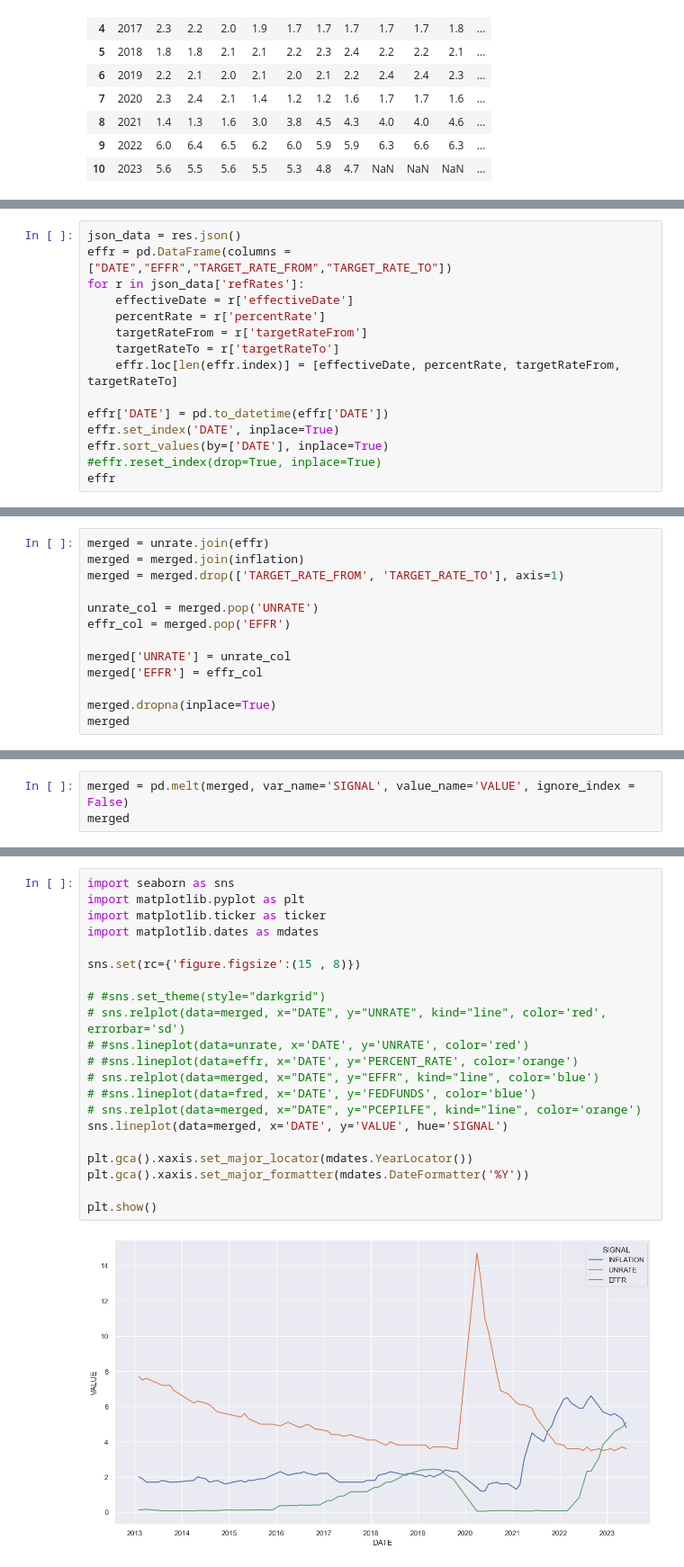
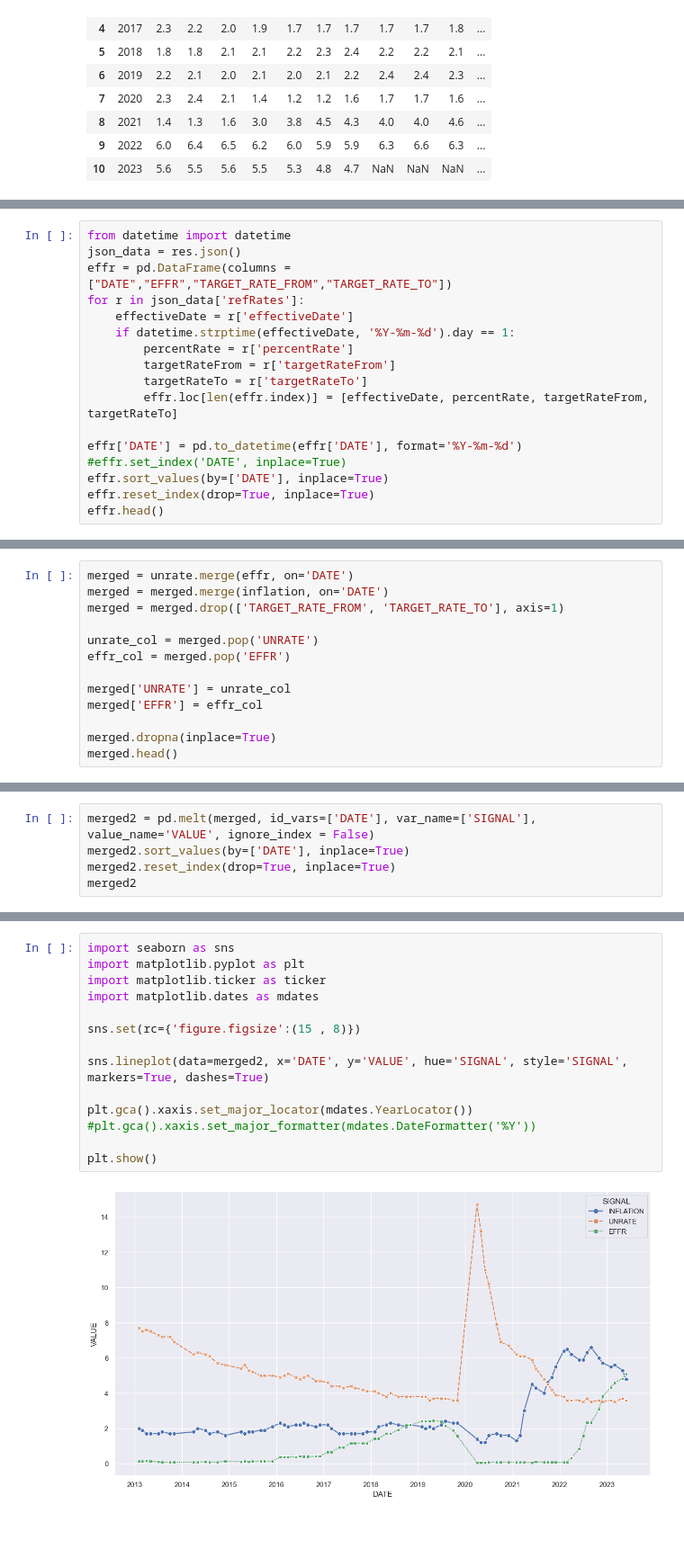
Before and after one commit to himalayahall/DATA608, a Jupyter notebook: Story 2/Story2.ipynb, the cells around one changed output, grey strips where cells are left out. Shown at 90% size. Cells and saved outputs as stored; diff of their text form; blank space fills up the shorter version.

```diff
--- a/Story 2/Story2.ipynb
+++ b/Story 2/Story2.ipynb
@@ -190,16 +128,18 @@ https://markets.newyorkfed.org/api/rates/unsecured/effr/search.json?startDate=20
 # %%
+from datetime import datetime
 json_data = res.json()
 effr = pd.DataFrame(columns = ["DATE","EFFR","TARGET_RATE_FROM","TARGET_RATE_TO"])
 for r in json_data['refRates']:
     effectiveDate = r['effectiveDate']
-    percentRate = r['percentRate']
-    targetRateFrom = r['targetRateFrom']
-    targetRateTo = r['targetRateTo']
-    effr.loc[len(effr.index)] = [effectiveDate, percentRate, targetRateFrom, targetRateTo]
+    if datetime.strptime(effectiveDate, '%Y-%m-%d').day == 1:
+        percentRate = r['percentRate']
+        targetRateFrom = r['targetRateFrom']
+        targetRateTo = r['targetRateTo']
+        effr.loc[len(effr.index)] = [effectiveDate, percentRate, targetRateFrom, targetRateTo]
 
-effr['DATE'] = pd.to_datetime(effr['DATE'])
-effr.set_index('DATE', inplace=True)
+effr['DATE'] = pd.to_datetime(effr['DATE'], format='%Y-%m-%d')
+#effr.set_index('DATE', inplace=True)
 effr.sort_values(by=['DATE'], inplace=True)
-#effr.reset_index(drop=True, inplace=True)
-effr
+effr.reset_index(drop=True, inplace=True)
+effr.head()
 # %% [output]
@@ -242,6 +164,6 @@ effr_quarterly
 # %%
-merged = unrate.join(effr)
-merged = merged.join(inflation)
+merged = unrate.merge(effr, on='DATE')
+merged = merged.merge(inflation, on='DATE')
 merged = merged.drop(['TARGET_RATE_FROM', 'TARGET_RATE_TO'], axis=1)
 
 unrate_col = merged.pop('UNRATE')
@@ -251,5 +173,5 @@ merged['UNRATE'] = unrate_col
 merged['EFFR'] = effr_col
 
 merged.dropna(inplace=True)
-merged
+merged.head()
 # %% [output]
@@ -270,3 +183,0 @@ merged
-# %%
-merged = pd.melt(merged, var_name='SIGNAL', value_name='VALUE', ignore_index = False)
-merged
@@ -287,0 +184,5 @@ merged
+# %%
+merged2 = pd.melt(merged, id_vars=['DATE'], var_name=['SIGNAL'], value_name='VALUE', ignore_index = False)
+merged2.sort_values(by=['DATE'], inplace=True)
+merged2.reset_index(drop=True, inplace=True)
+merged2
@@ -288,23 +203,16 @@ merged
 # %%
 import seaborn as sns
 import matplotlib.pyplot as plt
 import matplotlib.ticker as ticker
 import matplotlib.dates as mdates
 
 sns.set(rc={'figure.figsize':(15 , 8)})
 
-# #sns.set_theme(style="darkgrid")
-# sns.relplot(data=merged, x="DATE", y="UNRATE", kind="line", color='red', errorbar='sd')
-# #sns.lineplot(data=unrate, x='DATE', y='UNRATE', color='red')
-# #sns.lineplot(data=effr, x='DATE', y='PERCENT_RATE', color='orange')
-# sns.relplot(data=merged, x="DATE", y="EFFR", kind="line", color='blue')
-# #sns.lineplot(data=fred, x='DATE', y='FEDFUNDS', color='blue')
-# sns.relplot(data=merged, x="DATE", y="PCEPILFE", kind="line", color='orange')
-sns.lineplot(data=merged, x='DATE', y='VALUE', hue='SIGNAL')
+sns.lineplot(data=merged2, x='DATE', y='VALUE', hue='SIGNAL', style='SIGNAL', markers=True, dashes=True)
 
 plt.gca().xaxis.set_major_locator(mdates.YearLocator())
-plt.gca().xaxis.set_major_formatter(mdates.DateFormatter('%Y'))
+#plt.gca().xaxis.set_major_formatter(mdates.DateFormatter('%Y'))
 
 plt.show()
 # %% [output]
-[figure, old version]
+[figure, new version]
```
Also changed, not shown: parts of 18 cells of this notebook.
